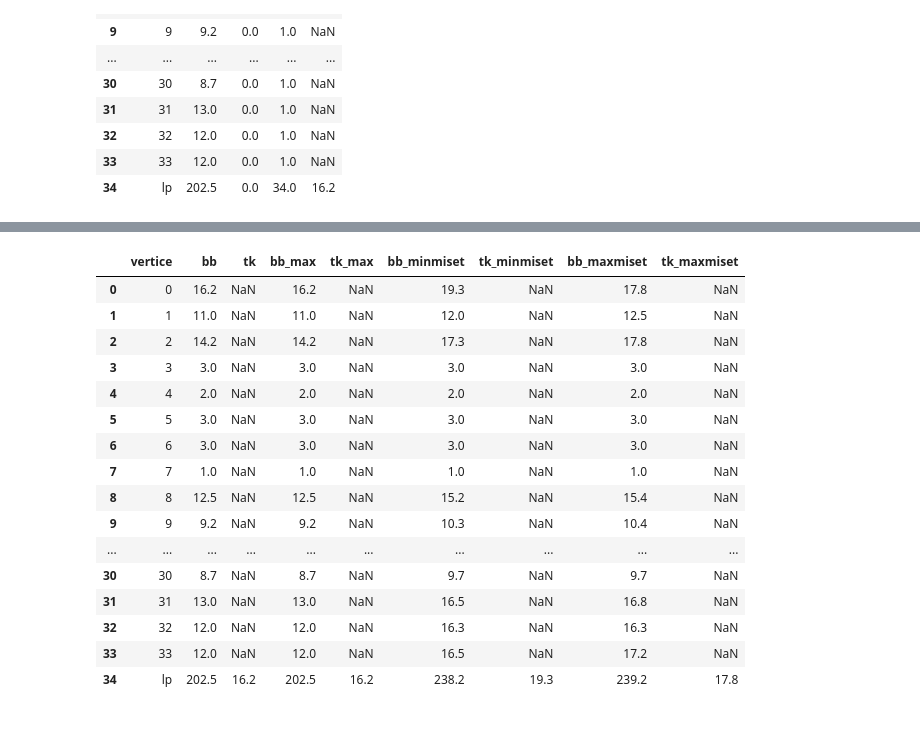
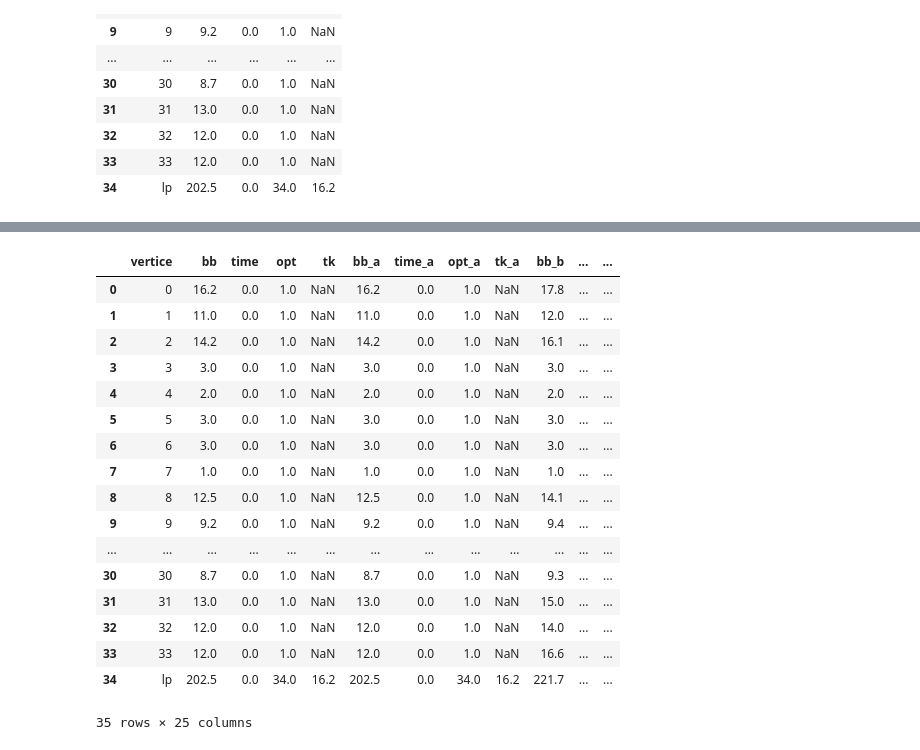
Before and after one commit to jesusossian/tukey, a Jupyter notebook: notebook/results_lp_karate.ipynb, the cells around one changed output, grey strips where cells are left out. Cells and saved outputs as stored; diff of their text form; code cells hidden in the pictures.

```diff
--- a/notebook/results_lp_karate.ipynb
+++ b/notebook/results_lp_karate.ipynb
@@ -52,5 +52,5 @@ lp_karate_fmin
 # %%
-form_="minmiset"
+form_="fminmiset"
 
 file=f"../result/{inst_}/{method_}/{method_}_{form_}_{inst_}.txt"
 
@@ -71,9 +71,9 @@ resume = pd.DataFrame({
 )
 
 table = pd.concat([table, resume], ignore_index=True)
-lp_karate_minmiset = table
-lp_karate_minmiset
+lp_karate_fminmiset = table
+lp_karate_fminmiset
 
-#print(lp_karate_minmiset[['vertice','bb','time','opt']].to_latex(index=False,float_format="%.2f"))
+#print(lp_karate_fminmiset[['vertice','bb','time','opt']].to_latex(index=False,float_format="%.2f"))
 # %% [output]
 |  | vertice | bb | time | opt | tk |
@@ -138,7 +226,7 @@ lp_karate_fmax
 | 33 | 33 | 12.0 | 0.0 | 1.0 | NaN |
 | 34 | lp | 202.5 | 0.0 | 34.0 | 16.2 |
 # %%
-form_="maxmiset"
+form_="fmaxmisetn0"
 
 file=f"../result/{inst_}/{method_}/{method_}_{form_}_{inst_}.txt"
 
@@ -159,8 +247,8 @@ resume = pd.DataFrame({
 )
 
 table = pd.concat([table, resume], ignore_index=True)
-lp_karate_maxmiset = table
-lp_karate_maxmiset
+lp_karate_fmaxmisetn0 = table
+lp_karate_fmaxmisetn0
 
 #print(lp_karate_maxmiset[['vertice','bb','time','opt']].to_latex(index=False,float_format="%.2f"))
 # %% [output]
@@ -184,41 +272,54 @@ lp_karate_maxmiset
 # %%
 result = pd.DataFrame()
 
 result = pd.merge(
     lp_karate_fmin, lp_karate_fmax,
     on=['vertice'],
-    suffixes=("", "_max"),
+    suffixes=("", "_a"),
     )
 
 result = pd.merge(
-    result, lp_karate_minmiset,
+    result, lp_karate_fminmisetn0,
     on=['vertice'],
-    suffixes=("", "_minmiset"),
+    suffixes=("", "_b"),
     )
 
 result = pd.merge(
-    result, lp_karate_maxmiset,
+    result, lp_karate_fmaxmisetn0,
     on=['vertice'],
-    suffixes=("", "_maxmiset"),
+    suffixes=("", "_c"),
     )
 
-#result
-result[['vertice','bb','tk','bb_max','tk_max','bb_minmiset','tk_minmiset','bb_maxmiset','tk_maxmiset']]
+result = pd.merge(
+    result, lp_karate_fminmiset,
+    on=['vertice'],
+    suffixes=("", "_d"),
+    )
+
+result = pd.merge(
+    result, lp_karate_fminmisetn1,
+    on=['vertice'],
+    suffixes=("", "_e"),
+    )
+
+
+result
 # %% [output]
-|  | vertice | bb | tk | bb_max | tk_max | bb_minmiset | tk_minmiset | bb_maxmiset | tk_maxmiset |
-| 0 | 0 | 16.2 | NaN | 16.2 | NaN | 19.3 | NaN | 17.8 | NaN |
-| 1 | 1 | 11.0 | NaN | 11.0 | NaN | 12.0 | NaN | 12.5 | NaN |
-| 2 | 2 | 14.2 | NaN | 14.2 | NaN | 17.3 | NaN | 17.8 | NaN |
-| 3 | 3 | 3.0 | NaN | 3.0 | NaN | 3.0 | NaN | 3.0 | NaN |
-| 4 | 4 | 2.0 | NaN | 2.0 | NaN | 2.0 | NaN | 2.0 | NaN |
-| 5 | 5 | 3.0 | NaN | 3.0 | NaN | 3.0 | NaN | 3.0 | NaN |
-| 6 | 6 | 3.0 | NaN | 3.0 | NaN | 3.0 | NaN | 3.0 | NaN |
-| 7 | 7 | 1.0 | NaN | 1.0 | NaN | 1.0 | NaN | 1.0 | NaN |
-| 8 | 8 | 12.5 | NaN | 12.5 | NaN | 15.2 | NaN | 15.4 | NaN |
-| 9 | 9 | 9.2 | NaN | 9.2 | NaN | 10.3 | NaN | 10.4 | NaN |
-| ... | ... | ... | ... | ... | ... | ... | ... | ... | ... |
-| 30 | 30 | 8.7 | NaN | 8.7 | NaN | 9.7 | NaN | 9.7 | NaN |
-| 31 | 31 | 13.0 | NaN | 13.0 | NaN | 16.5 | NaN | 16.8 | NaN |
-| 32 | 32 | 12.0 | NaN | 12.0 | NaN | 16.3 | NaN | 16.3 | NaN |
-| 33 | 33 | 12.0 | NaN | 12.0 | NaN | 16.5 | NaN | 17.2 | NaN |
-| 34 | lp | 202.5 | 16.2 | 202.5 | 16.2 | 238.2 | 19.3 | 239.2 | 17.8 |
+|  | vertice | bb | time | opt | tk | bb_a | time_a | opt_a | tk_a | bb_b | ... | ... |
+| 0 | 0 | 16.2 | 0.0 | 1.0 | NaN | 16.2 | 0.0 | 1.0 | NaN | 17.8 | ... | ... |
+| 1 | 1 | 11.0 | 0.0 | 1.0 | NaN | 11.0 | 0.0 | 1.0 | NaN | 12.0 | ... | ... |
+| 2 | 2 | 14.2 | 0.0 | 1.0 | NaN | 14.2 | 0.0 | 1.0 | NaN | 16.1 | ... | ... |
+| 3 | 3 | 3.0 | 0.0 | 1.0 | NaN | 3.0 | 0.0 | 1.0 | NaN | 3.0 | ... | ... |
+| 4 | 4 | 2.0 | 0.0 | 1.0 | NaN | 2.0 | 0.0 | 1.0 | NaN | 2.0 | ... | ... |
+| 5 | 5 | 3.0 | 0.0 | 1.0 | NaN | 3.0 | 0.0 | 1.0 | NaN | 3.0 | ... | ... |
+| 6 | 6 | 3.0 | 0.0 | 1.0 | NaN | 3.0 | 0.0 | 1.0 | NaN | 3.0 | ... | ... |
+| 7 | 7 | 1.0 | 0.0 | 1.0 | NaN | 1.0 | 0.0 | 1.0 | NaN | 1.0 | ... | ... |
+| 8 | 8 | 12.5 | 0.0 | 1.0 | NaN | 12.5 | 0.0 | 1.0 | NaN | 14.1 | ... | ... |
+| 9 | 9 | 9.2 | 0.0 | 1.0 | NaN | 9.2 | 0.0 | 1.0 | NaN | 9.4 | ... | ... |
+| ... | ... | ... | ... | ... | ... | ... | ... | ... | ... | ... | ... | ... |
+| 30 | 30 | 8.7 | 0.0 | 1.0 | NaN | 8.7 | 0.0 | 1.0 | NaN | 9.3 | ... | ... |
+| 31 | 31 | 13.0 | 0.0 | 1.0 | NaN | 13.0 | 0.0 | 1.0 | NaN | 15.0 | ... | ... |
+| 32 | 32 | 12.0 | 0.0 | 1.0 | NaN | 12.0 | 0.0 | 1.0 | NaN | 14.0 | ... | ... |
+| 33 | 33 | 12.0 | 0.0 | 1.0 | NaN | 12.0 | 0.0 | 1.0 | NaN | 16.6 | ... | ... |
+| 34 | lp | 202.5 | 0.0 | 34.0 | 16.2 | 202.5 | 0.0 | 34.0 | 16.2 | 221.7 | ... | ... |
+35 rows × 25 columns
```
Also changed, not shown: parts of 7 cells of this notebook, 17 other files.
